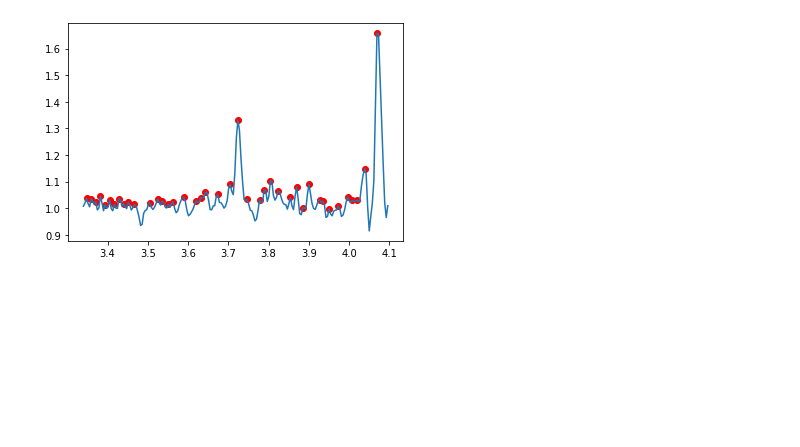
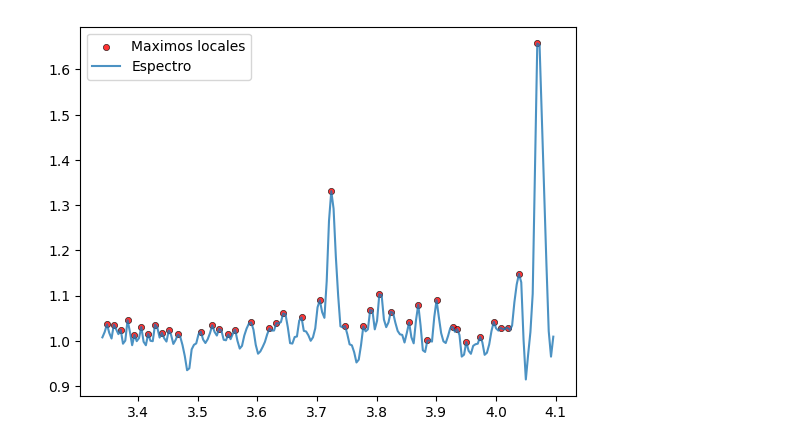
Before and after one commit to JsNcAr/Metodos1_JasonArias_AngieRicaurte, a Jupyter notebook: Tareas/Taller_01/2_02_Maximos.ipynb, the cells around one changed output. Saved outputs shown, nothing was run; the diff lists cells and outputs as text; code cells hidden in the pictures; blank space fills up the shorter version.

```diff
--- a/Tareas/Taller_01/2_02_Maximos.ipynb
+++ b/Tareas/Taller_01/2_02_Maximos.ipynb
@@ -17,28 +23,25 @@ plt.plot(data[:,0],data[:,1])
 # %%
-from operator import length_hint
-datos=np.array(data)
-
 def maximos_locales(array):
-  maximos=[]
-  for i in range(1,len(datos)-1):
-    anterior=datos[i-1][1]
-    actual_x=datos[i][0]
-    actual=datos[i][1]
-    siguiente=datos[i+1][1]
-    if actual>anterior and actual>siguiente:
-      maximos.append([actual_x,actual])
-  return maximos
-maximos_l=maximos_locales(datos)
-
-x=[]
-y=[]
-for i in maximos_l:
-  coordenada_x=i[0]
-  x.append(coordenada_x)
-  coordenada_y=i[1]
-  y.append(coordenada_y)
-plt.scatter(x,y,c="red")
-plt.plot(data[:,0],data[:,1])
-plt.show()
+    maximos=[]
+    for i in range(1,len(datos)-1):
+        anterior=datos[i-1][1]
+        actual_x=datos[i][0]
+        actual=datos[i][1]
+        siguiente=datos[i+1][1]
+        if actual>anterior and actual>siguiente:
+            maximos.append([actual_x,actual])
+    return maximos
-# %% [output]
-[figure, removed]
+# %%
+maximos_l = maximos_locales(datos)
+
+for i in maximos_l:
+    coordenada_x = i[0]
+    x.append(coordenada_x)
+    coordenada_y = i[1]
+    y.append(coordenada_y)
+plt.scatter(x, y, c="red", label="Maximos locales", s=20, alpha=0.8, marker="o", linewidth=0.5, edgecolor="black")
+plt.plot(data[:, 0], data[:, 1], label="Espectro", linewidth=1.5, alpha=0.8,linestyle="-")
+plt.legend()
+plt.show()
+# %% [output]
+[figure, added]
```
Also changed, not shown: parts of 3 cells of this notebook, 2 other files.
